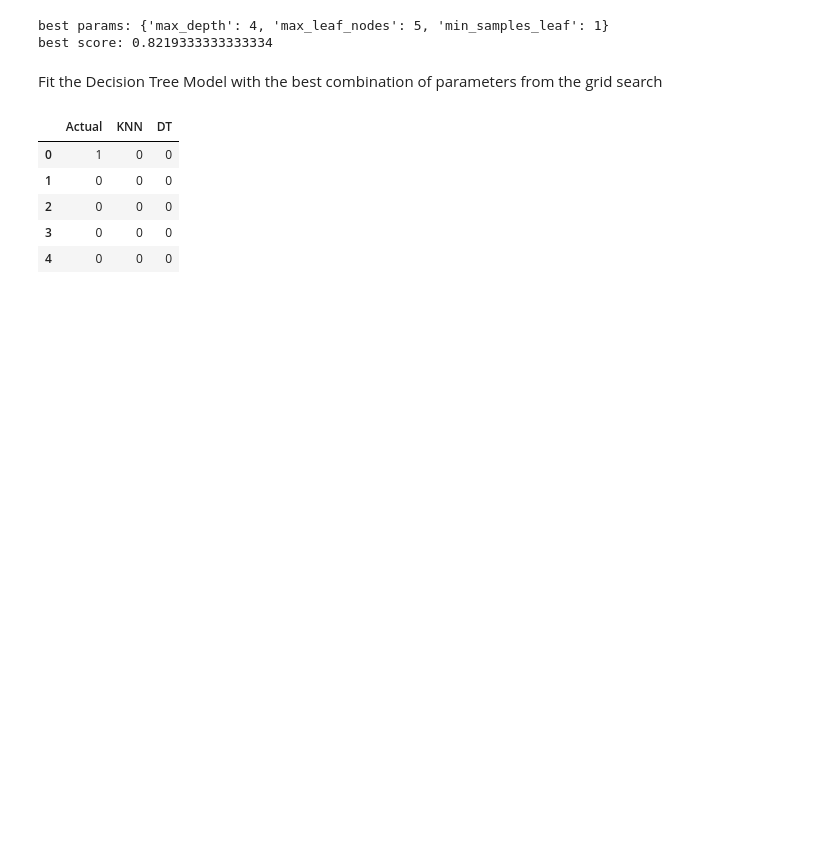
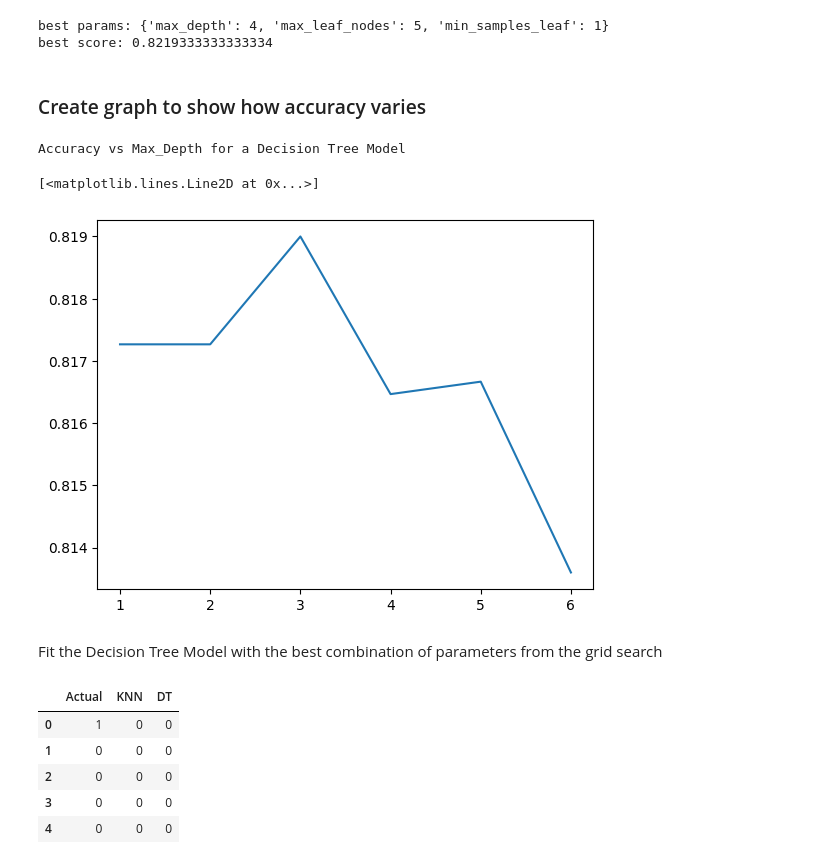
Before and after one commit to katyareichert/DM-Spring-2023, a Jupyter notebook: final_assignment/Part2.ipynb, the cells around one changed output. Saved outputs shown, nothing was run; the diff lists cells and outputs as text; code cells hidden in the pictures; blank space fills up the shorter version.

```diff
--- a/final_assignment/Part2.ipynb
+++ b/final_assignment/Part2.ipynb
@@ -164,6 +192,6 @@ results_df.head()
 # %%
 dt_model = DecisionTreeClassifier()
-params = {'max_depth': [3, 4, 5, 6], 'min_samples_leaf': [1, 3, 5, 7], 'max_leaf_nodes': [5, 10, 30]}
+params = {'max_depth': [3, 4, 5, 6, None], 'min_samples_leaf': [1, 3, 5, 7], 'max_leaf_nodes': [5, 10, 30, None]}
 # %%
 dt_gs = GridSearchCV(dt_model, params, cv=4, verbose=1)
 dt_gs.fit(x,y)
@@ -180,6 +208,23 @@ print('best score:', dt_gs.best_score_)
 # %% [output]
 best params: {'max_depth': 4, 'max_leaf_nodes': 5, 'min_samples_leaf': 1}
 best score: 0.8219333333333334
+# %% [markdown]
+### Create graph to show how accuracy varies
+# %%
+x_vals = [1,2,3,4,5,6]
+accuracy_vals = []
+
+for m in x_vals:
+    dt_model = DecisionTreeClassifier(max_depth = m)
+    dt_model.fit(x,y)
+    accuracy_vals.append(accuracy(y_test, dt_model.predict(x_test)))
+
+print("Accuracy vs Max_Depth for a Decision Tree Model")
+plt.plot(x_vals, accuracy_vals)
+# %% [output]
+Accuracy vs Max_Depth for a Decision Tree Model
+[<matplotlib.lines.Line2D at 0x...>]
+[figure, added]
 # %% [markdown]
 Fit the Decision Tree Model with the best combination of parameters from the grid search
 # %%
```
Also changed, not shown: parts of 20 cells of this notebook, 2 other files.
